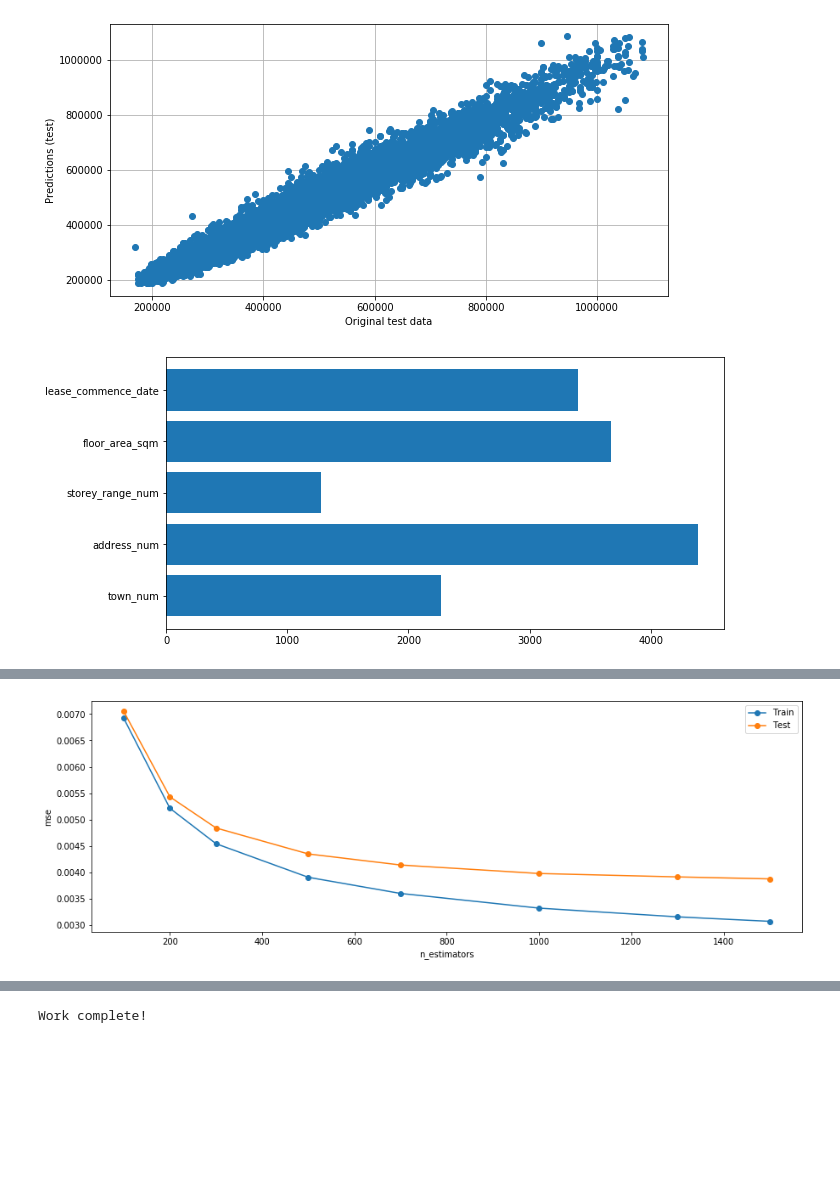
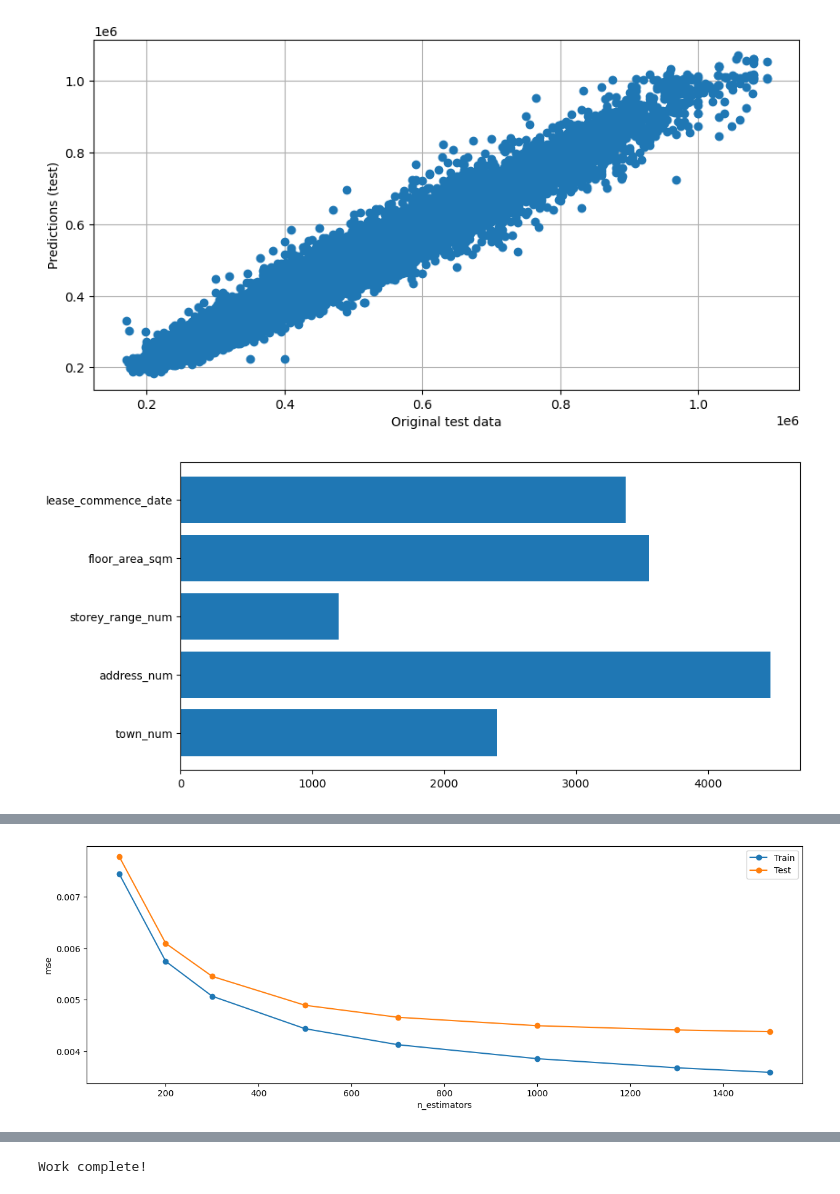
Before and after one commit to natsunoyuki/Data_Science, a Jupyter notebook: resale_flat_prices/resale-flat-prices.ipynb, the cells around one changed output, grey strips where cells are left out. Cells and saved outputs as stored; diff of their text form; code cells hidden in the pictures; blank space fills up the shorter version.

```diff
--- a/resale_flat_prices/resale-flat-prices.ipynb
+++ b/resale_flat_prices/resale-flat-prices.ipynb
@@ -3,7 +3,7 @@
 import numpy as np
 import matplotlib.pyplot as plt
 import pandas as pd
-#from sklearn.ensemble import RandomForestRegressor
+from sklearn.ensemble import RandomForestRegressor
 from sklearn.model_selection import train_test_split
 from sklearn.model_selection import GridSearchCV, cross_val_score
 from lightgbm import LGBMRegressor
@@ -34,12 +34,10 @@ Data = []
 # separate the analysis based on year?
 cols = []
 for f in os.listdir(base_path):
-    if f == 'metadata-resale-flat-prices.txt':
-        pass
-    else:
+    if f[:18] == "resale-flat-prices":
         print(f)
         path = base_path + f
-        data = pd.read_csv(path)
+        data = pd.read_csv(path, compression = "zip")
         print('Loaded data shape:',data.shape)
         print("Loaded data columns:",data.columns)
         Data.append(data)
@@ -909,10 +907,10 @@ print(np.shape(X_train),np.shape(X_test),np.shape(y_train),np.shape(y_test))
 # %%
 # Do a grid search for the best estimator using GridSearchCV:
 
-param_grid = {"n_estimators":[100,200,300,500,700,1000], 'max_depth':[3,5,7,10,13]}
+param_grid = {"n_estimators":[100,200,300,500,700,1000], 'max_depth': [3,5,7,10,13]}
 
 # use mean squared error as the scoring method rather than r2.
-grid_search = GridSearchCV(LGBMRegressor(), param_grid, cv = 5, scoring = 'neg_mean_squared_error')
+grid_search = GridSearchCV(LGBMRegressor(num_leaves = 31), param_grid, cv = 5, scoring = 'neg_mean_squared_error')
 grid_search.fit(X_train, y_train)
 
 print("Train mse: {:.3f}".format(mean_squared_error(y_train, grid_search.predict(X_train))))
@@ -926,7 +938,7 @@ Best params: {'max_depth': 13, 'n_estimators': 1000}
 # %%
 # We could also use LGBMRegressor() to model the system!
 
-lg = LGBMRegressor(n_estimators = 500, max_depth = 10) #, num_leaves = 1000)
+lg = LGBMRegressor(n_estimators = 500, max_depth = 10, num_leaves = 31)
 lg.fit(X_train,y_train)
 
 print("Train mse: {:.3f}".format(mean_squared_error(y_train, lg.predict(X_train))))
@@ -949,13 +962,13 @@ plt.show()
 # comment: it would also appear that the spread of predictions is much tighter than that of the random
 # forest regressor
 # %% [output]
-[figure, old version]
+[figure, new version]
 # %%
 plt.figure(figsize=(10,5))
 plt.barh(X.columns, lg.feature_importances_)
 plt.show()
 # %% [output]
-[figure, old version]
+[figure, new version]
 # %%
 # Perform model complexity test:
 n_estimators = [100, 200, 300, 500, 700, 1000, 1300, 1500]
@@ -964,7 +977,7 @@ train_mse = np.zeros(len(n_estimators))
 test_mse = train_mse.copy()
 
 for i in range(len(n_estimators)):
-    lg = LGBMRegressor(n_estimators = n_estimators[i], max_depth = 10)
+    lg = LGBMRegressor(n_estimators = n_estimators[i], max_depth = 10, num_leaves = 31)
     lg.fit(X_train, y_train)
     train_mse[i] = mean_squared_error(y_train, lg.predict(X_train))
     test_mse[i] = mean_squared_error(y_test, lg.predict(X_test))
@@ -982,4 +1003,4 @@ plt.show()
-[figure, old version]
+[figure, new version]
 # %%
 # The model above is build using one 1 split of the data. This means that the model is only limited to that
 # particular split. Of course we could build the model on all data points, but instead of doing that we will
```
Also changed, not shown: parts of 48 cells of this notebook.
